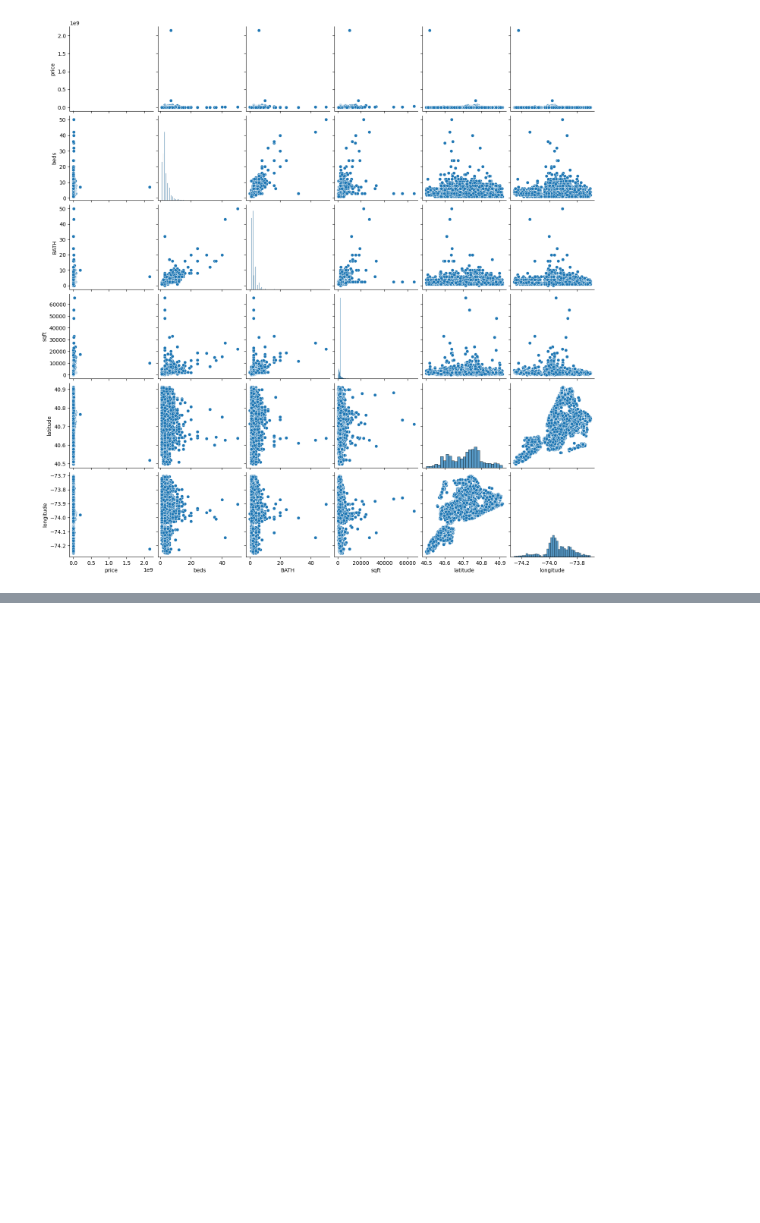
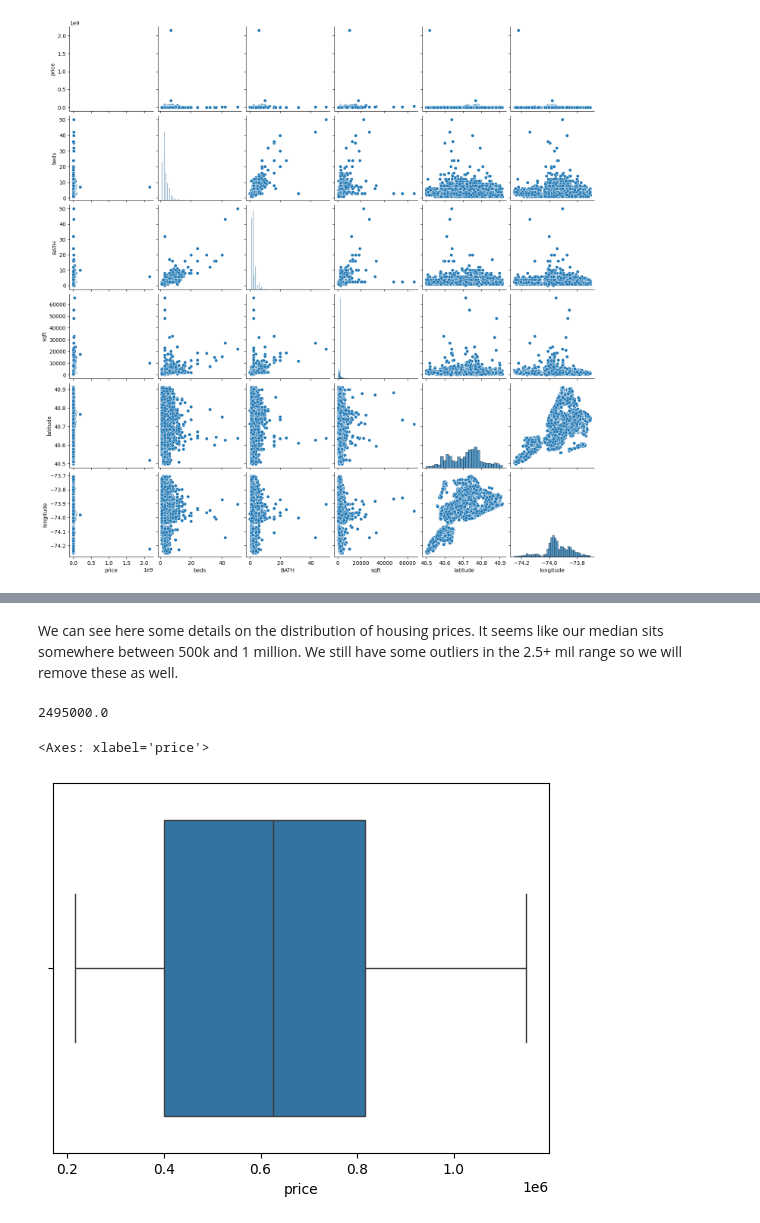
Before and after one commit to JustinHaysbert/JustinHaysbert.github.io, a Jupyter notebook: HaysbertDataScienceProjectUD-2.ipynb, the cells around one changed output, grey strips where cells are left out. Cells and saved outputs as stored; diff of their text form; code cells hidden in the pictures; blank space fills up the shorter version.

```diff
--- a/HaysbertDataScienceProjectUD.ipynb
+++ b/HaysbertDataScienceProjectUD-2.ipynb
@@ -175,0 +207,16 @@ sns.pairplot(housing)
+# %% [markdown]
+We can see here some details on the distribution of housing prices. It seems like our median sits somewhere between 500k and 1 million. We still have some outliers in the 2.5+ mil range so we will remove these as well.
+# %%
+lower_percentile = housing['price'].quantile(0.01)
+upper_percentile = housing['price'].quantile(0.90)
+lower_percentile
+upper_percentile
+# %% [output]
+2495000.0
+# %%
+housing = housing[(housing['price'] > lower_percentile) & (housing['price'] < upper_percentile)]
+# %%
+sns.boxplot(data=housing, x='price')
+# %% [output]
+<Axes: xlabel='price'>
+[figure, added]
```
Also changed, not shown: parts of 23 cells of this notebook, 2 other files.
